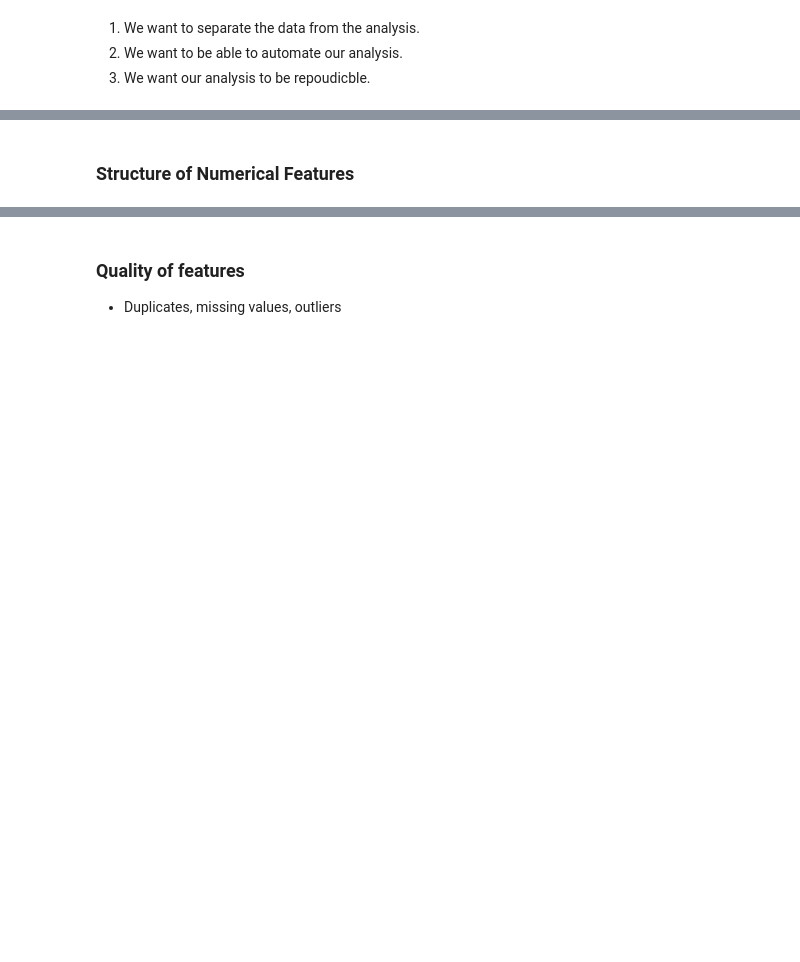
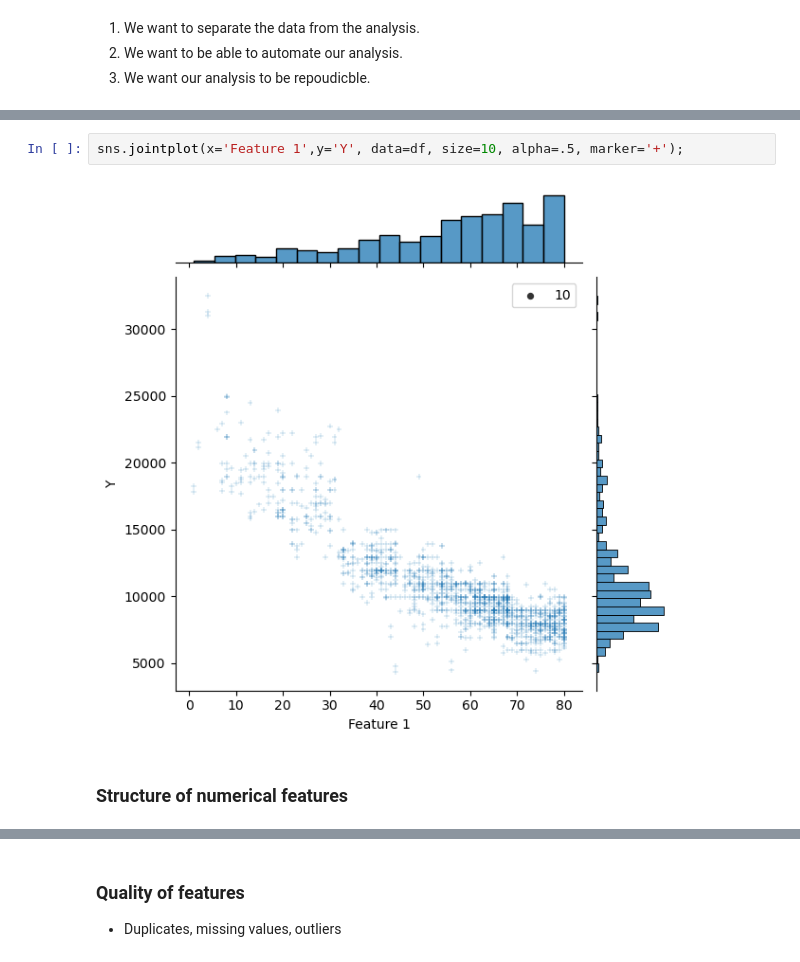
Before and after one commit to majarall/EDA-Azure-Pipeline, a Jupyter notebook: Task1.ipynb, the cells around one changed output, grey strips where cells are left out. Drawn from its saved outputs; the diff is of its cells as text; blank space fills up the shorter version.

```diff
--- a/Task1.ipynb
+++ b/Task1.ipynb
@@ -459,5 +148,9 @@ sns.pairplot(df[["feature_1", "y"]])
+# %%
+sns.jointplot(x='Feature 1',y='Y', data=df, size=10, alpha=.5, marker='+');
+# %% [output]
+[figure, added]
 # %% [markdown]
-### Structure of Numerical Features
+### Structure of numerical features
 # %%
 unique_values = df.select_dtypes(include="number").nunique().sort_values()
 
```
Also changed, not shown: parts of 63 cells of this notebook, 8 other files.
